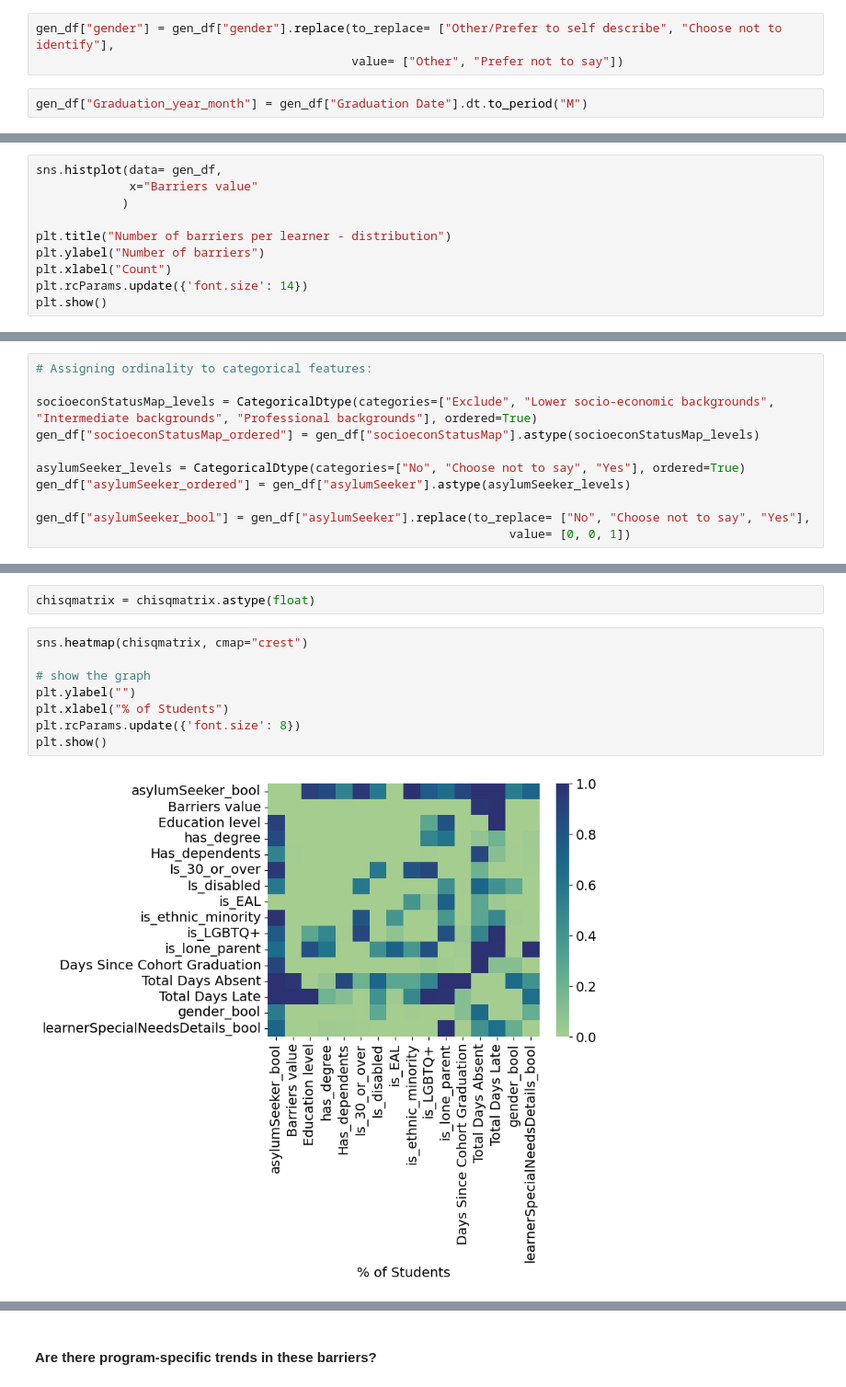
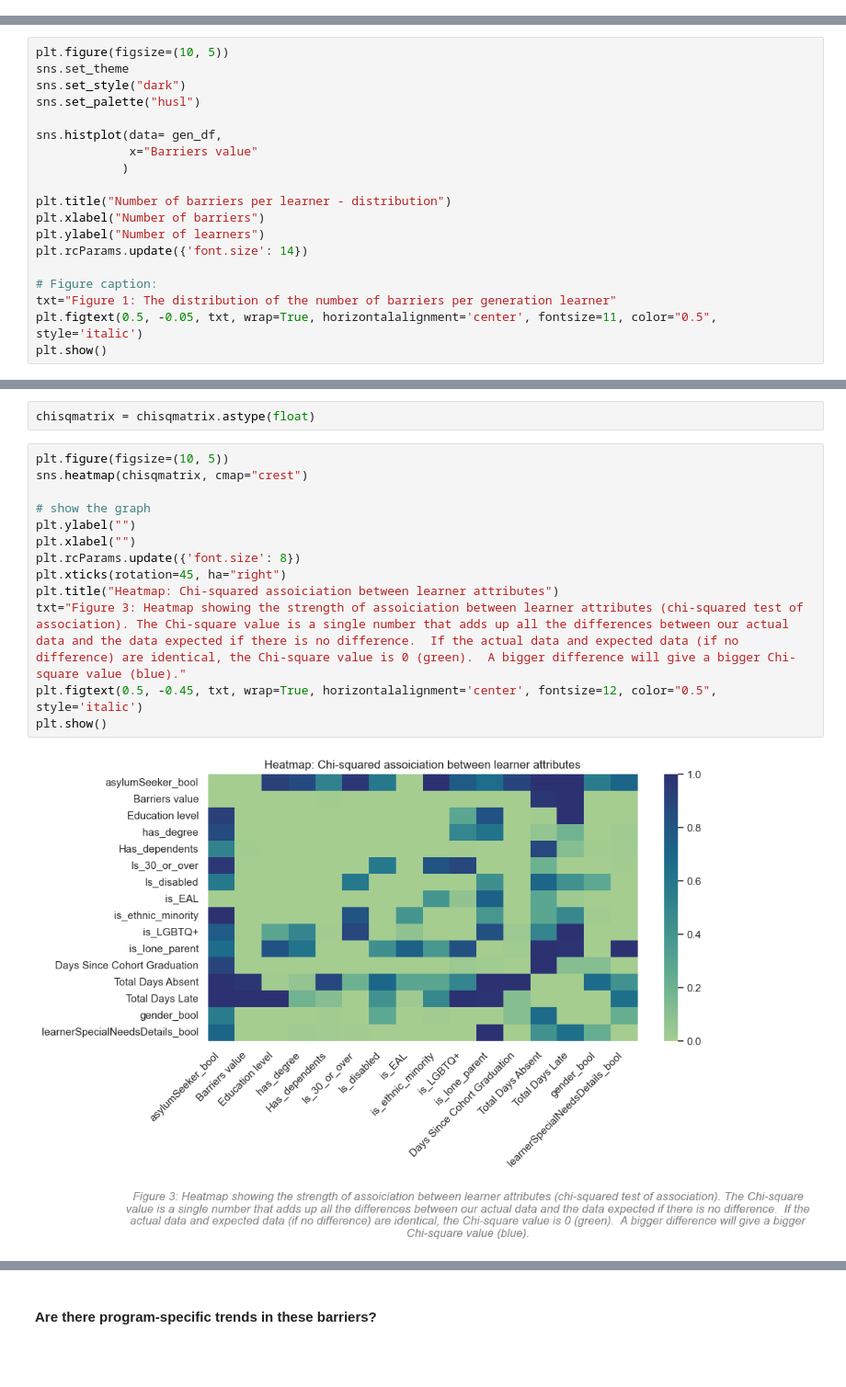
Before and after one commit to Meg-Guidry/Codeop_individul_project, a Jupyter notebook: Codeop_individual_proj_final.ipynb, the cells around one changed output, grey strips where cells are left out. Shown at 92% size. Drawn from its saved outputs; the diff is of its cells as text; blank space fills up the shorter version.

```diff
--- a/Codeop_individual_proj_final.ipynb
+++ b/Codeop_individual_proj_final.ipynb
@@ -136,6 +65 @@ gen_df["Ethnicity_Group"] = gen_df["Ethnicity_Group"].replace(to_replace= "Roma,
-# %%
-gen_df["gender"] = gen_df["gender"].replace(to_replace= ["Other/Prefer to self describe", "Choose not to identify"],
-                                            value= ["Other", "Prefer not to say"])
-# %%
-gen_df["Graduation_year_month"] = gen_df["Graduation Date"].dt.to_period("M")
 # %% [markdown]
@@ -214,13 +121,22 @@ In this analysis we look specifically into 15 different situational or demograph
 
 NOTE: The feature "Barriers value" is a count of all the barriers metrics that describe an individual learner.
 # %%
+plt.figure(figsize=(10, 5))
+sns.set_theme
+sns.set_style("dark")
+sns.set_palette("husl")
+
 sns.histplot(data= gen_df,
              x="Barriers value"
             )
 
 plt.title("Number of barriers per learner - distribution")
-plt.ylabel("Number of barriers")
-plt.xlabel("Count")
+plt.xlabel("Number of barriers")
+plt.ylabel("Number of learners")
 plt.rcParams.update({'font.size': 14})
+
+# Figure caption:
+txt="Figure 1: The distribution of the number of barriers per generation learner"
+plt.figtext(0.5, -0.05, txt, wrap=True, horizontalalignment='center', fontsize=11, color="0.5", style='italic')
 plt.show()
 # %% [output]
@@ -257,14 +176,3 @@ I will create a heatmap for visualising the relationships that exist between the
-# %%
-# Assigning ordinality to categorical features:
-
-socioeconStatusMap_levels = CategoricalDtype(categories=["Exclude", "Lower socio-economic backgrounds", "Intermediate backgrounds", "Professional backgrounds"], ordered=True)
-gen_df["socioeconStatusMap_ordered"] = gen_df["socioeconStatusMap"].astype(socioeconStatusMap_levels)
-
-asylumSeeker_levels = CategoricalDtype(categories=["No", "Choose not to say", "Yes"], ordered=True)
-gen_df["asylumSeeker_ordered"] = gen_df["asylumSeeker"].astype(asylumSeeker_levels)
-
-gen_df["asylumSeeker_bool"] = gen_df["asylumSeeker"].replace(to_replace= ["No", "Choose not to say", "Yes"],
-                                                                  value= [0, 0, 1])
 # %%
 # selecting the columns wanted for the heatmap and creating a df.
 
@@ -329,15 +237,20 @@ for icol in column_names: # Outer loop
 # %%
 chisqmatrix = chisqmatrix.astype(float)
 # %%
+plt.figure(figsize=(10, 5))
 sns.heatmap(chisqmatrix, cmap="crest")
 
 # show the graph
 plt.ylabel("")
-plt.xlabel("% of Students")
+plt.xlabel("")
 plt.rcParams.update({'font.size': 8})
+plt.xticks(rotation=45, ha="right")
+plt.title("Heatmap: Chi-squared assoiciation between learner attributes")
+txt="Figure 3: Heatmap showing the strength of assoiciation between learner attributes (chi-squared test of association). The Chi-square value is a single number that adds up all the differences between our actual data and the data expected if there is no difference.  If the actual data and expected data (if no difference) are identical, the Chi-square value is 0 (green).  A bigger difference will give a bigger Chi-square value (blue)."
+plt.figtext(0.5, -0.45, txt, wrap=True, horizontalalignment='center', fontsize=12, color="0.5", style='italic')
 plt.show()
 # %% [output]
-[figure, old version]
+[figure, new version]
 # %%
 fig, axs = plt.subplots(1, 1, figsize=(5,5))
 
```
Also changed, not shown: parts of 44 cells of this notebook.
